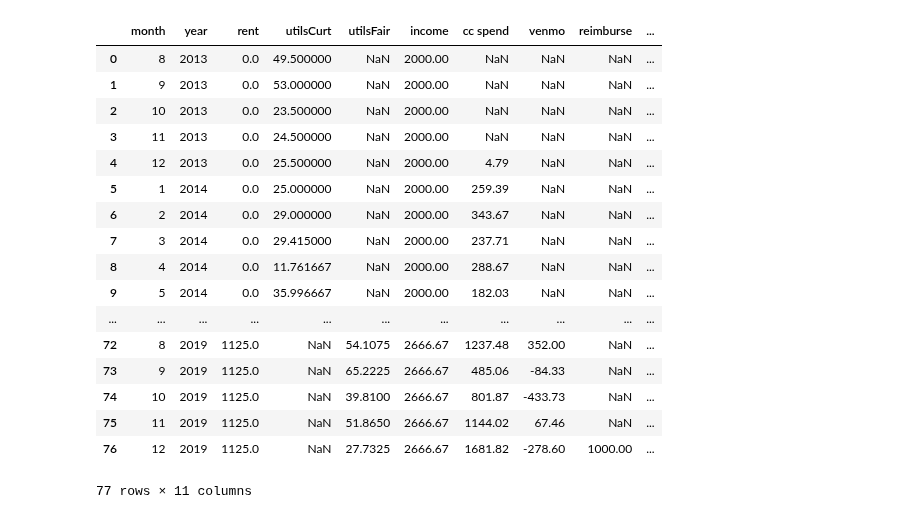
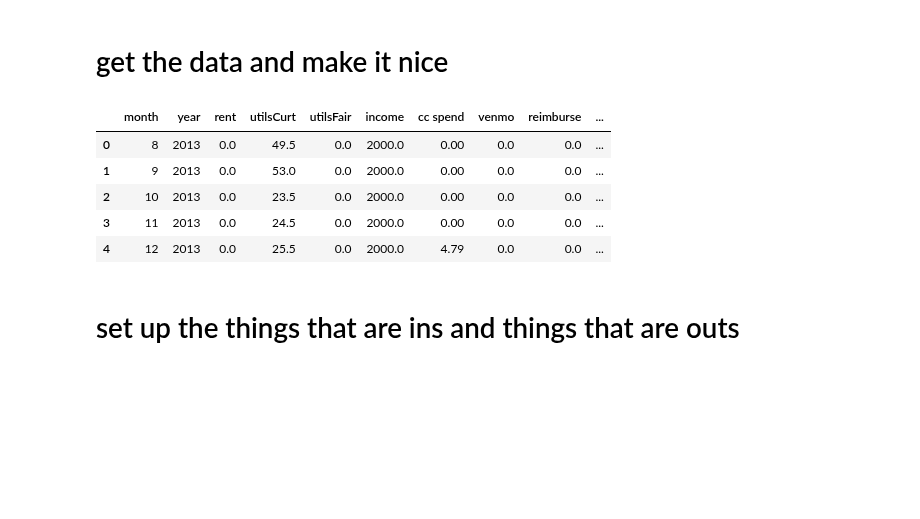
Before and after one commit to geezerbriefs/xpspython, a Jupyter notebook: personal/finance/in-n-out.ipynb, the cells around one changed output. Saved outputs shown, nothing was run; the diff lists cells and outputs as text; code cells hidden in the pictures; blank space fills up the shorter version.

```diff
--- a/personal/finance/in-n-out.ipynb
+++ b/personal/finance/in-n-out.ipynb
@@ -5,31 +5,23 @@ import numpy as np
 import datetime
 
 import matplotlib.pyplot as plt
+# %% [markdown]
+# get the data and make it nice
 # %%
 df = pd.read_excel('C:/Users/geeze/Documents/finances/ins_n_outs.xlsx')
 # %%
-df
+df.head()
 # %% [output]
 |  | month | year | rent | utilsCurt | utilsFair | income | cc spend | venmo | reimburse | ... |
-| 0 | 8 | 2013 | 0.0 | 49.500000 | NaN | 2000.00 | NaN | NaN | NaN | ... |
-| 1 | 9 | 2013 | 0.0 | 53.000000 | NaN | 2000.00 | NaN | NaN | NaN | ... |
-| 2 | 10 | 2013 | 0.0 | 23.500000 | NaN | 2000.00 | NaN | NaN | NaN | ... |
-| 3 | 11 | 2013 | 0.0 | 24.500000 | NaN | 2000.00 | NaN | NaN | NaN | ... |
-| 4 | 12 | 2013 | 0.0 | 25.500000 | NaN | 2000.00 | 4.79 | NaN | NaN | ... |
-| 5 | 1 | 2014 | 0.0 | 25.000000 | NaN | 2000.00 | 259.39 | NaN | NaN | ... |
-| 6 | 2 | 2014 | 0.0 | 29.000000 | NaN | 2000.00 | 343.67 | NaN | NaN | ... |
-| 7 | 3 | 2014 | 0.0 | 29.415000 | NaN | 2000.00 | 237.71 | NaN | NaN | ... |
-| 8 | 4 | 2014 | 0.0 | 11.761667 | NaN | 2000.00 | 288.67 | NaN | NaN | ... |
-| 9 | 5 | 2014 | 0.0 | 35.996667 | NaN | 2000.00 | 182.03 | NaN | NaN | ... |
-| ... | ... | ... | ... | ... | ... | ... | ... | ... | ... | ... |
-| 72 | 8 | 2019 | 1125.0 | NaN | 54.1075 | 2666.67 | 1237.48 | 352.00 | NaN | ... |
-| 73 | 9 | 2019 | 1125.0 | NaN | 65.2225 | 2666.67 | 485.06 | -84.33 | NaN | ... |
-| 74 | 10 | 2019 | 1125.0 | NaN | 39.8100 | 2666.67 | 801.87 | -433.73 | NaN | ... |
-| 75 | 11 | 2019 | 1125.0 | NaN | 51.8650 | 2666.67 | 1144.02 | 67.46 | NaN | ... |
-| 76 | 12 | 2019 | 1125.0 | NaN | 27.7325 | 2666.67 | 1681.82 | -278.60 | 1000.00 | ... |
+| 0 | 8 | 2013 | 0.0 | 49.5 | 0.0 | 2000.0 | 0.00 | 0.0 | 0.0 | ... |
+| 1 | 9 | 2013 | 0.0 | 53.0 | 0.0 | 2000.0 | 0.00 | 0.0 | 0.0 | ... |
+| 2 | 10 | 2013 | 0.0 | 23.5 | 0.0 | 2000.0 | 0.00 | 0.0 | 0.0 | ... |
+| 3 | 11 | 2013 | 0.0 | 24.5 | 0.0 | 2000.0 | 0.00 | 0.0 | 0.0 | ... |
+| 4 | 12 | 2013 | 0.0 | 25.5 | 0.0 | 2000.0 | 4.79 | 0.0 | 0.0 | ... |
-77 rows × 11 columns
 # %%
 df = df.fillna(value=0)
+# %% [markdown]
+# set up the things that are ins and things that are outs
 # %%
 def plus_minus (df):
 
```
Also changed, not shown: parts of 10 cells of this notebook, 6 other files.
